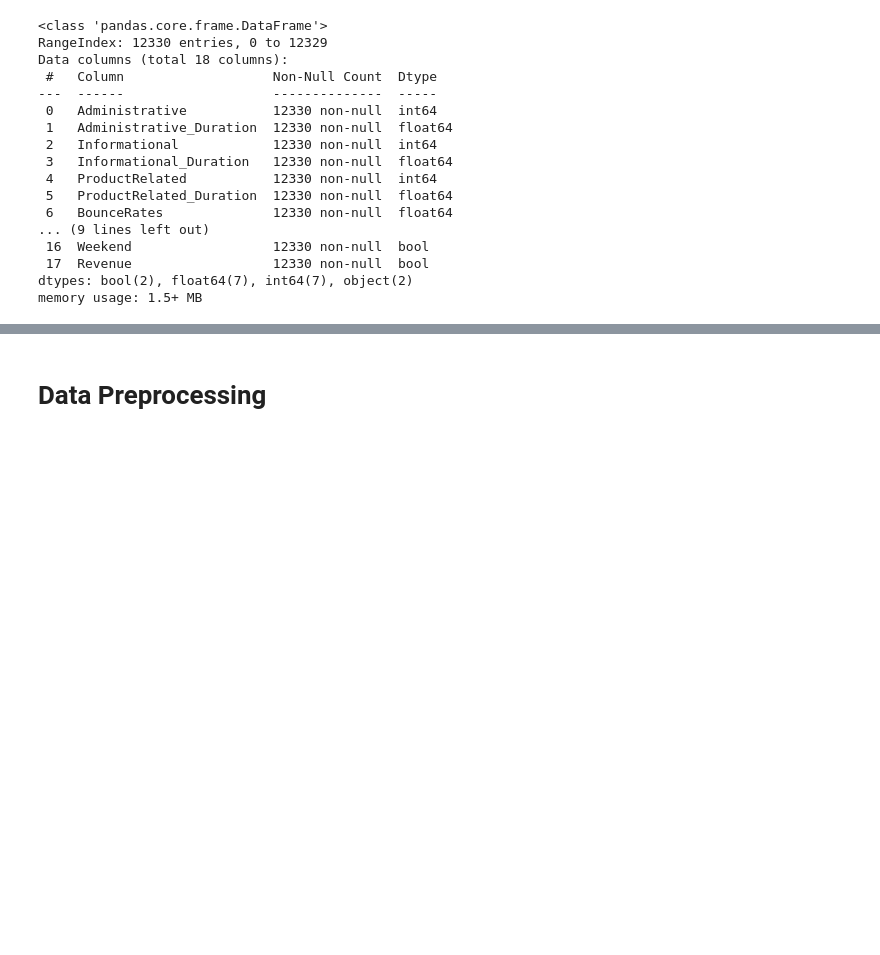
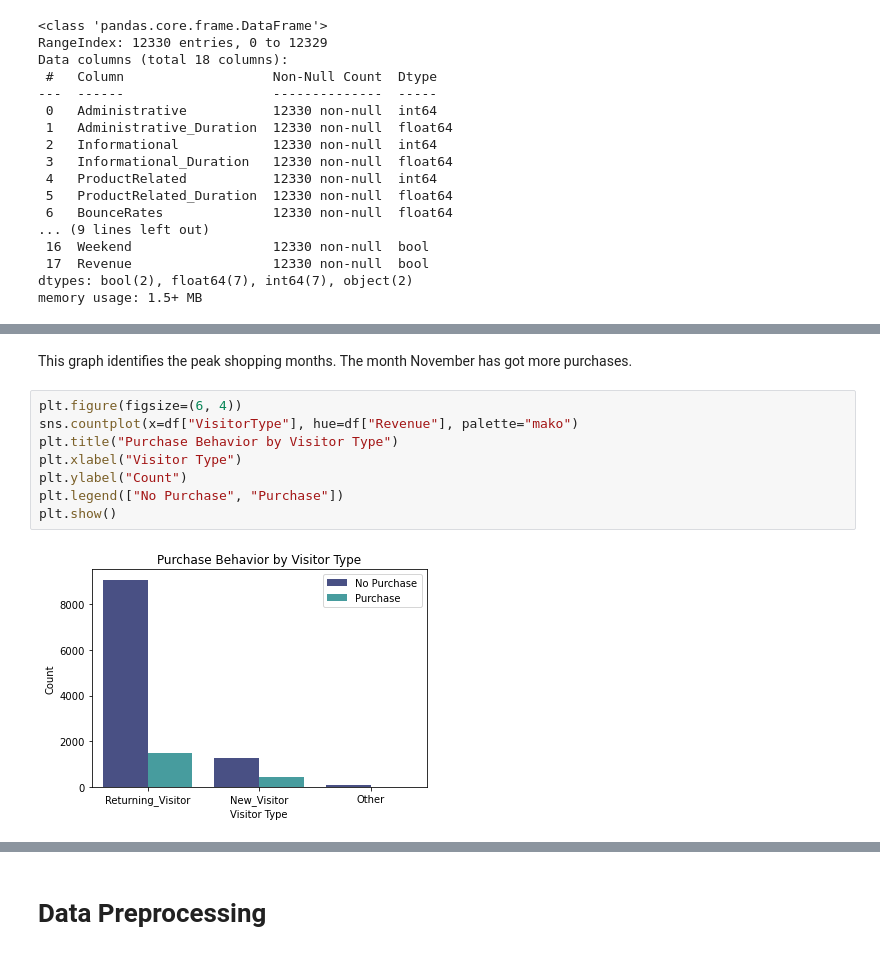
Before and after one commit to diya121/Recommendation-Based-Purchase-Prediction, a Jupyter notebook: Recommendation-based Purchase Prediction.ipynb, the cells around one changed output, grey strips where cells are left out. Drawn from its saved outputs; the diff is of its cells as text; blank space fills up the shorter version.

```diff
--- a/Recommendation-based Purchase Prediction.ipynb
+++ b/Recommendation-based Purchase Prediction.ipynb
@@ -58,0 +90,12 @@ memory usage: 1.5+ MB
+# %% [markdown]
+This graph identifies the peak shopping months. The month November has got more purchases.
+# %%
+plt.figure(figsize=(6, 4))
+sns.countplot(x=df["VisitorType"], hue=df["Revenue"], palette="mako")
+plt.title("Purchase Behavior by Visitor Type")
+plt.xlabel("Visitor Type")
+plt.ylabel("Count")
+plt.legend(["No Purchase", "Purchase"])
+plt.show()
+# %% [output]
+[figure, added]
```
Also changed, not shown: parts of 15 cells of this notebook.
